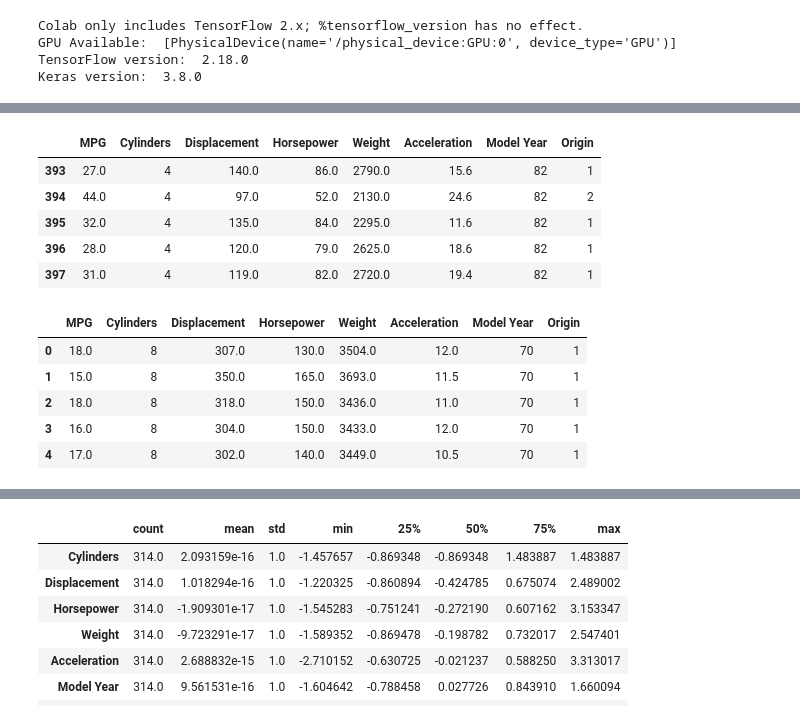
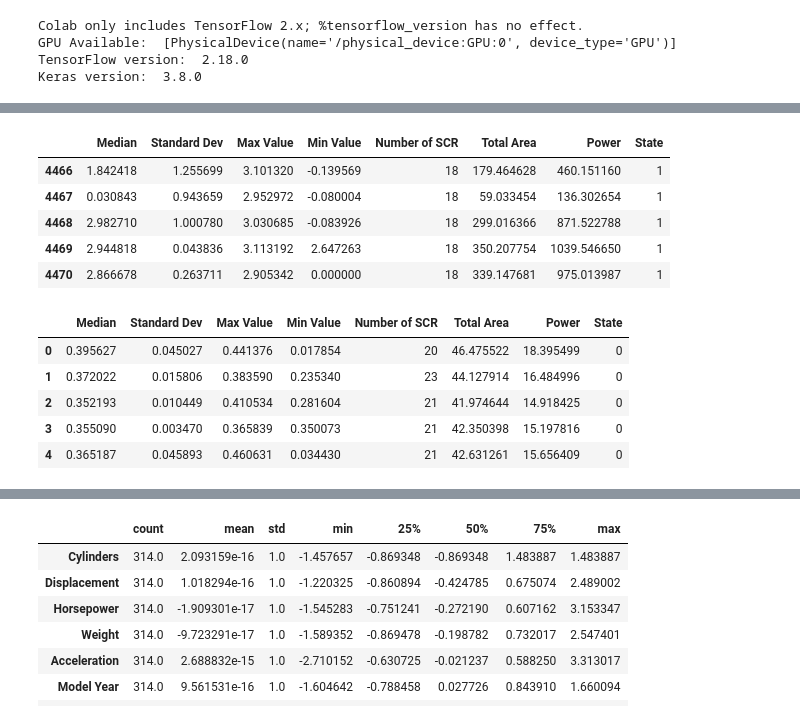
Before and after one commit to MariaEspFon/Scripts-propios, a Jupyter notebook: TensorFlow/CNN_model.ipynb, the cells around one changed output, grey strips where cells are left out. Cells and saved outputs as stored; diff of their text form; code cells hidden in the pictures.

```diff
--- a/TensorFlow/CNN_model.ipynb
+++ b/TensorFlow/CNN_model.ipynb
@@ -40,18 +27,22 @@ dataset = raw_dataset.copy()
+# %%
+url = 'https://raw.githubusercontent.com/MariaEspFon/Scripts-propios/main/MATLAB/EDA_data.csv'
+column_names = ['Median', 'Standard Dev', 'Max Value', 'Min Value', 'Number of SCR', 'Total Area', 'Power', 'State' ]
+raw_dataset = pd.read_csv(url, names=column_names, sep=',', skipinitialspace=True)
 # %%
-dataset.tail() # muestra las últimas 5 filas por defecto
+raw_dataset.tail() # muestra las últimas 5 filas por defecto
 # %% [output]
-|  | MPG | Cylinders | Displacement | Horsepower | Weight | Acceleration | Model Year | Origin |
-| 393 | 27.0 | 4 | 140.0 | 86.0 | 2790.0 | 15.6 | 82 | 1 |
-| 394 | 44.0 | 4 | 97.0 | 52.0 | 2130.0 | 24.6 | 82 | 2 |
-| 395 | 32.0 | 4 | 135.0 | 84.0 | 2295.0 | 11.6 | 82 | 1 |
-| 396 | 28.0 | 4 | 120.0 | 79.0 | 2625.0 | 18.6 | 82 | 1 |
-| 397 | 31.0 | 4 | 119.0 | 82.0 | 2720.0 | 19.4 | 82 | 1 |
+|  | Median | Standard Dev | Max Value | Min Value | Number of SCR | Total Area | Power | State |
+| 4466 | 1.842418 | 1.255699 | 3.101320 | -0.139569 | 18 | 179.464628 | 460.151160 | 1 |
+| 4467 | 0.030843 | 0.943659 | 2.952972 | -0.080004 | 18 | 59.033454 | 136.302654 | 1 |
+| 4468 | 2.982710 | 1.000780 | 3.030685 | -0.083926 | 18 | 299.016366 | 871.522788 | 1 |
+| 4469 | 2.944818 | 0.043836 | 3.113192 | 2.647263 | 18 | 350.207754 | 1039.546650 | 1 |
+| 4470 | 2.866678 | 0.263711 | 2.905342 | 0.000000 | 18 | 339.147681 | 975.013987 | 1 |
 # %%
-dataset.head() # muestra las primeras 5 filas por defecto
+raw_dataset.head() # muestra las primeras 5 filas por defecto
 # %% [output]
-|  | MPG | Cylinders | Displacement | Horsepower | Weight | Acceleration | Model Year | Origin |
-| 0 | 18.0 | 8 | 307.0 | 130.0 | 3504.0 | 12.0 | 70 | 1 |
-| 1 | 15.0 | 8 | 350.0 | 165.0 | 3693.0 | 11.5 | 70 | 1 |
-| 2 | 18.0 | 8 | 318.0 | 150.0 | 3436.0 | 11.0 | 70 | 1 |
-| 3 | 16.0 | 8 | 304.0 | 150.0 | 3433.0 | 12.0 | 70 | 1 |
-| 4 | 17.0 | 8 | 302.0 | 140.0 | 3449.0 | 10.5 | 70 | 1 |
+|  | Median | Standard Dev | Max Value | Min Value | Number of SCR | Total Area | Power | State |
+| 0 | 0.395627 | 0.045027 | 0.441376 | 0.017854 | 20 | 46.475522 | 18.395499 | 0 |
+| 1 | 0.372022 | 0.015806 | 0.383590 | 0.235340 | 23 | 44.127914 | 16.484996 | 0 |
+| 2 | 0.352193 | 0.010449 | 0.410534 | 0.281604 | 21 | 41.974644 | 14.918425 | 0 |
+| 3 | 0.355090 | 0.003470 | 0.365839 | 0.350073 | 21 | 42.350398 | 15.197816 | 0 |
+| 4 | 0.365187 | 0.045893 | 0.460631 | 0.034430 | 21 | 42.631261 | 15.656409 | 0 |
```
Also changed, not shown: parts of 17 cells of this notebook.
